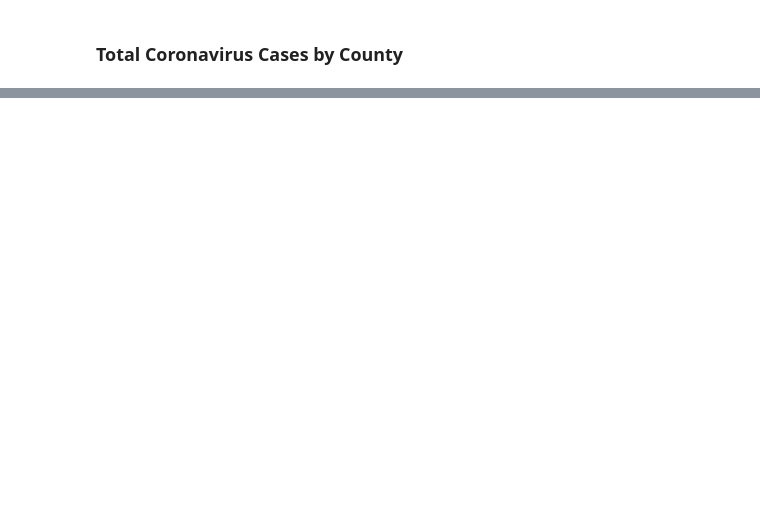
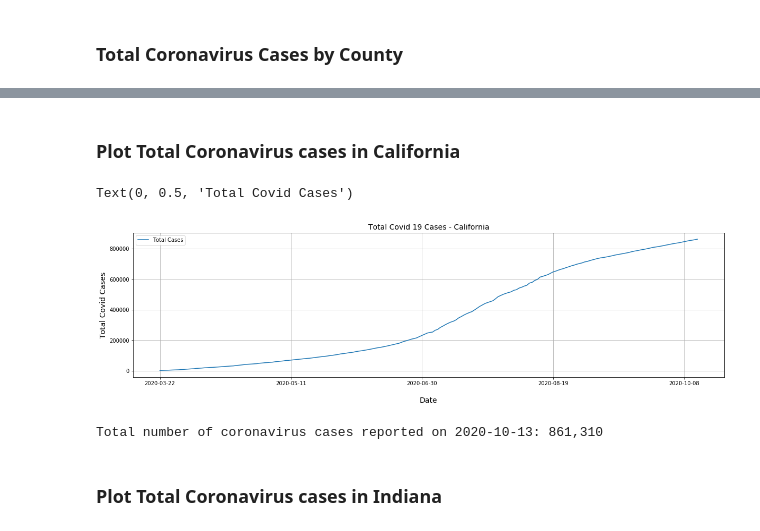
Before and after one commit to jbski/Covid19, a Jupyter notebook: Covid_19.ipynb, the cells around one changed output, grey strips where cells are left out. Cells and saved outputs as stored; diff of their text form; code cells hidden in the pictures; blank space fills up the shorter version.

Commit message:
Update notebook - plotting added

```diff
--- a/Covid_19.ipynb
+++ b/Covid_19.ipynb
@@ -217,6 +217,7 @@ state_data_path = 'Resources/covid_state_df.csv'
 county_data_path = 'Resources/covid_county_df.csv'
 covid_state_df = pd.read_csv(state_data_path, index_col='State')
 covid_county_df = pd.read_csv(county_data_path, index_col='State')
+state_plots_df = pd.read_csv(state_data_path, index_col='Date')
 # %% [markdown]
 ### Top 5 States With the Most Coronavirus Cases
 # %%
@@ -330,0 +332,26 @@ california_cases_by_county_df
+# %% [markdown]
+### Plot Total Coronavirus cases in California
+# %%
+cal_plots_df=state_plots_df[['State', 'Total Cases']]
+mask1 = cal_plots_df['State']=='California'
+mask2 = cal_plots_df['State'] == 'Indiana'
+
+cal_plots_df = cal_plots_df[mask1]
+# %%
+cal_plots_df.plot.line( y='Total Cases', figsize=(20,5), grid=True)
+
+# Label plot
+plt.title("Total Covid 19 Cases - California", fontsize=14)
+plt.xlabel('\nDate', fontsize=14)
+plt.ylabel('Total Covid Cases', fontsize=14)
+# %% [output]
+Text(0, 0.5, 'Total Covid Cases')
+[figure, added]
+# %%
+tot_cases_today = last_state_date_df.loc['California']['Total Cases']
+date = last_state_date_df.loc['California']['Date']
+print(f'Total number of coronavirus cases reported on {date}: {tot_cases_today:,}')
+# %% [output]
+Total number of coronavirus cases reported on 2020-10-13: 861,310
+# %% [markdown]
+### Plot Total Coronavirus cases in Indiana
```
Also changed, not shown: parts of 31 cells of this notebook.
